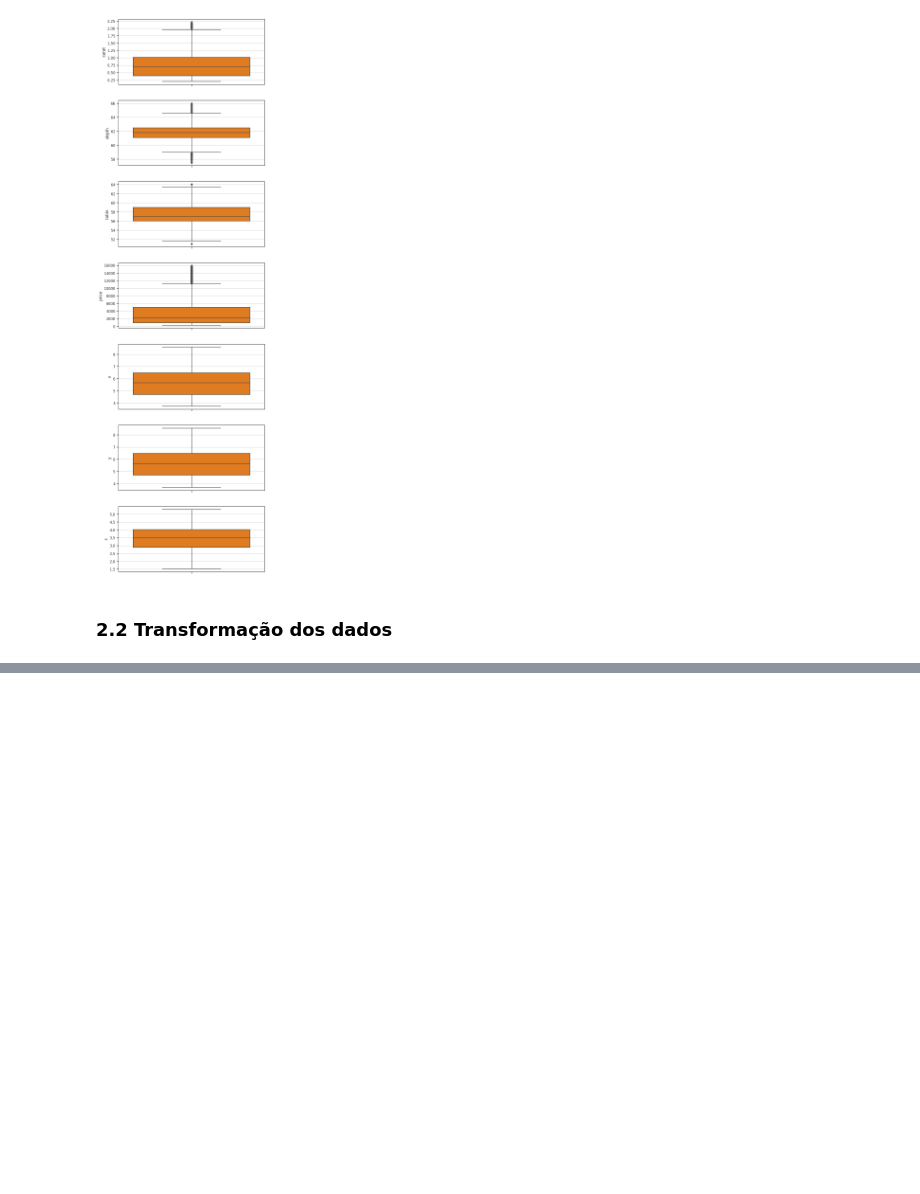
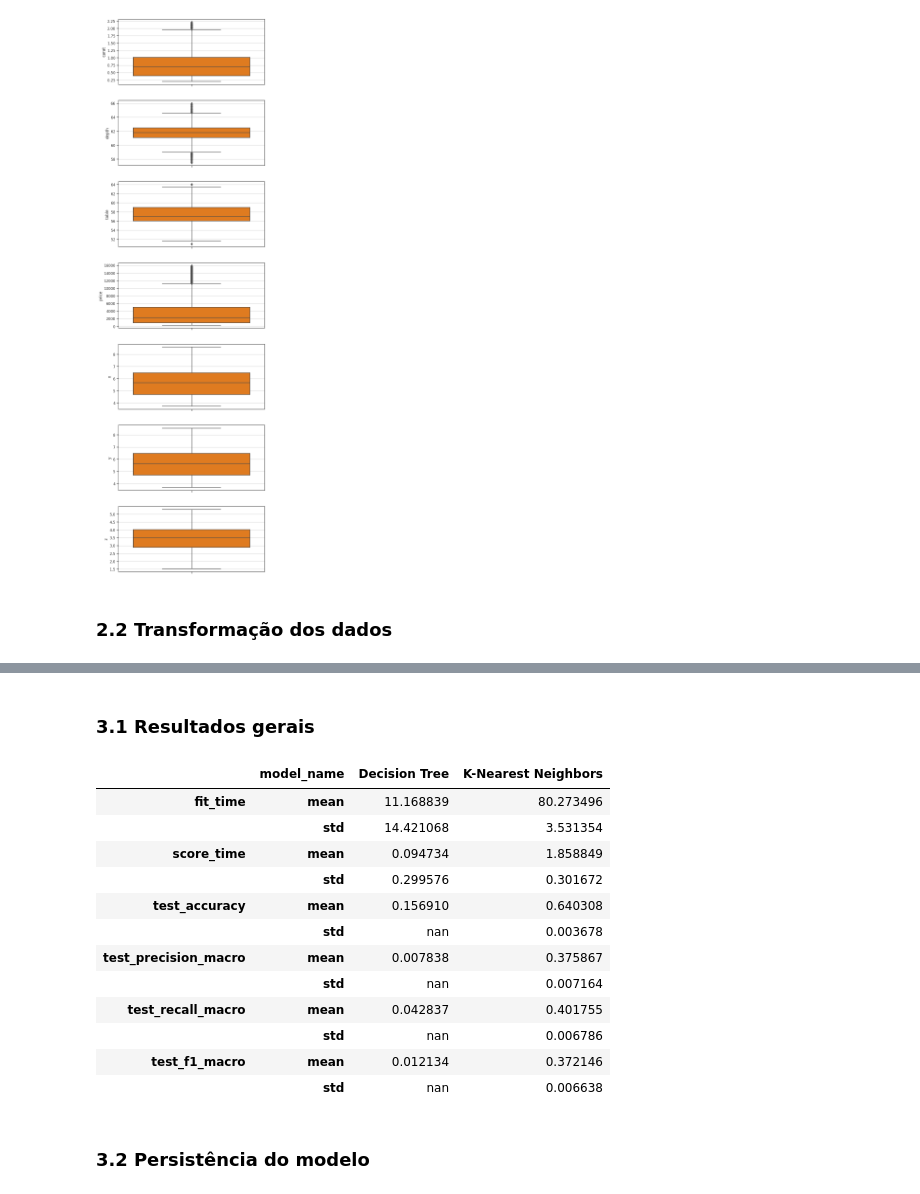
Before and after one commit to luanaoliveira/avanti-bootcamp-cdd, a Jupyter notebook: notebooks/02-comparative-analysis.ipynb, the cells around one changed output, grey strips where cells are left out. Saved outputs shown, nothing was run; the diff lists cells and outputs as text; code cells hidden in the pictures; blank space fills up the shorter version.

Commit message:
feat: insere dois modelos de comparação (#5)

```diff
--- a/notebooks/02-comparative-analysis.ipynb
+++ b/notebooks/02-comparative-analysis.ipynb
@@ -220,7 +214,7 @@ plt.show()
 # %% [markdown]
 ### 2.2 Transformação dos dados
 # %%
-# tratamento de dados discrepantes
+# # tratamento de dados discrepantes
 
 ordinal_cut_preprocessor = Pipeline([
     ('missing', SimpleImputer(strategy='most_frequent')), # tratamento de dados faltantes
@@ -236,9 +230,7 @@ ordinal_color_preprocessor = Pipeline([
 
 ordinal_clarity_preprocessor = Pipeline([
     ('missing', SimpleImputer(strategy='most_frequent')), # tratamento de dados faltantes
-    # ('encoding', OrdinalEncoder(categories=[['I1', 'SI2', 'SI1' 'VS2', 'VS1', 'VVS2', 'VVS1', 'IF' ]])), # codificação de variáveis
     ('encoding', OrdinalEncoder(categories=[['IF', 'VVS1', 'VVS2', 'VS1', 'VS2', 'SI1', 'SI2', 'I1']])), # codificação de variáveis
-
     ('normalization', StandardScaler()) # normalização de dados
 ])
 
@@ -253,7 +245,7 @@ preprocessor = ColumnTransformer([
     ('ordinal_color', ordinal_color_preprocessor, coluna_ordinal_color),
     ('ordinal_clarity', ordinal_clarity_preprocessor, coluna_ordinal_clarity),
     ('continua', continua_preprocessor, colunas_continuas),
-])
+], remainder='passthrough')
 
 model = LogisticRegression()
 # %%
@@ -274,0 +293,22 @@ array([[ 0.9783264 , -0.92433102,  1.27056653, ..., -1.61513065,
+# %%
+# experiment settings
+n_splits_comparative_analysis = 10
+n_folds_grid_search = 5
+test_size = .2
+random_state = 0
+scoring = 'accuracy'
+metrics = {
+    'accuracy': make_scorer(accuracy_score),
+    'precision_macro': make_scorer(precision_score, average='macro', zero_division=0),
+    'recall_macro': make_scorer(recall_score, average='macro', zero_division=0),
+    'f1_macro': make_scorer(f1_score, average='macro', zero_division=0)
+}
+
+# model settings
+max_iter = 10000
+models = [
+    ('K-Nearest Neighbors', KNeighborsClassifier(), {"n_neighbors": range(3, 20, 2), 'weights': ['uniform', 'distance']}),
+    ('Decision Tree',  DecisionTreeClassifier(random_state=random_state), {'criterion':['gini','entropy'],'max_depth': [3, 6, 8]}),
+    # ('Random Forest',  RandomForestClassifier(random_state=random_state), {'criterion':['gini','entropy'],'max_depth': [3, 6, 8], 'n_estimators': [10, 30]}),
+    # ('Suport Vector Machines', SVC(random_state=random_state, max_iter=max_iter), {"kernel": ["linear", "rbf"], 'C':[1,10,100,1000],'gamma':[0.0001, 0.001, 0.1, 1]})
+]
@@ -274,0 +356,33 @@ array([[ 0.9783264 , -0.92433102,  1.27056653, ..., -1.61513065,
+# %%
+def highlight_best(s, props=''):
+    if s.name[1] != 'std':
+        if s.name[0].endswith('time'):
+            return np.where(s == np.nanmin(s.values), props, '')
+        return np.where(s == np.nanmax(s.values), props, '')
+
+display(Markdown("### 3.1 Resultados gerais"))
+(
+    results
+    .groupby('model_name')
+    .agg(['mean', 'std']).T
+    .style
+    .apply(highlight_best, props='color:white;background-color:gray;font-weight: bold;', axis=1)
+    .set_table_styles([{'selector': 'td', 'props': 'text-align: center;'}])
+)
+# %% [output]
+### 3.1 Resultados gerais
+|  | model_name | Decision Tree | K-Nearest Neighbors |
+| fit_time | mean | 11.168839 | 80.273496 |
+|  | std | 14.421068 | 3.531354 |
+| score_time | mean | 0.094734 | 1.858849 |
+|  | std | 0.299576 | 0.301672 |
+| test_accuracy | mean | 0.156910 | 0.640308 |
+|  | std | nan | 0.003678 |
+| test_precision_macro | mean | 0.007838 | 0.375867 |
+|  | std | nan | 0.007164 |
+| test_recall_macro | mean | 0.042837 | 0.401755 |
+|  | std | nan | 0.006786 |
+| test_f1_macro | mean | 0.012134 | 0.372146 |
+|  | std | nan | 0.006638 |
+# %% [markdown]
+### 3.2 Persistência do modelo
```
Also changed, not shown: parts of 11 cells of this notebook.
